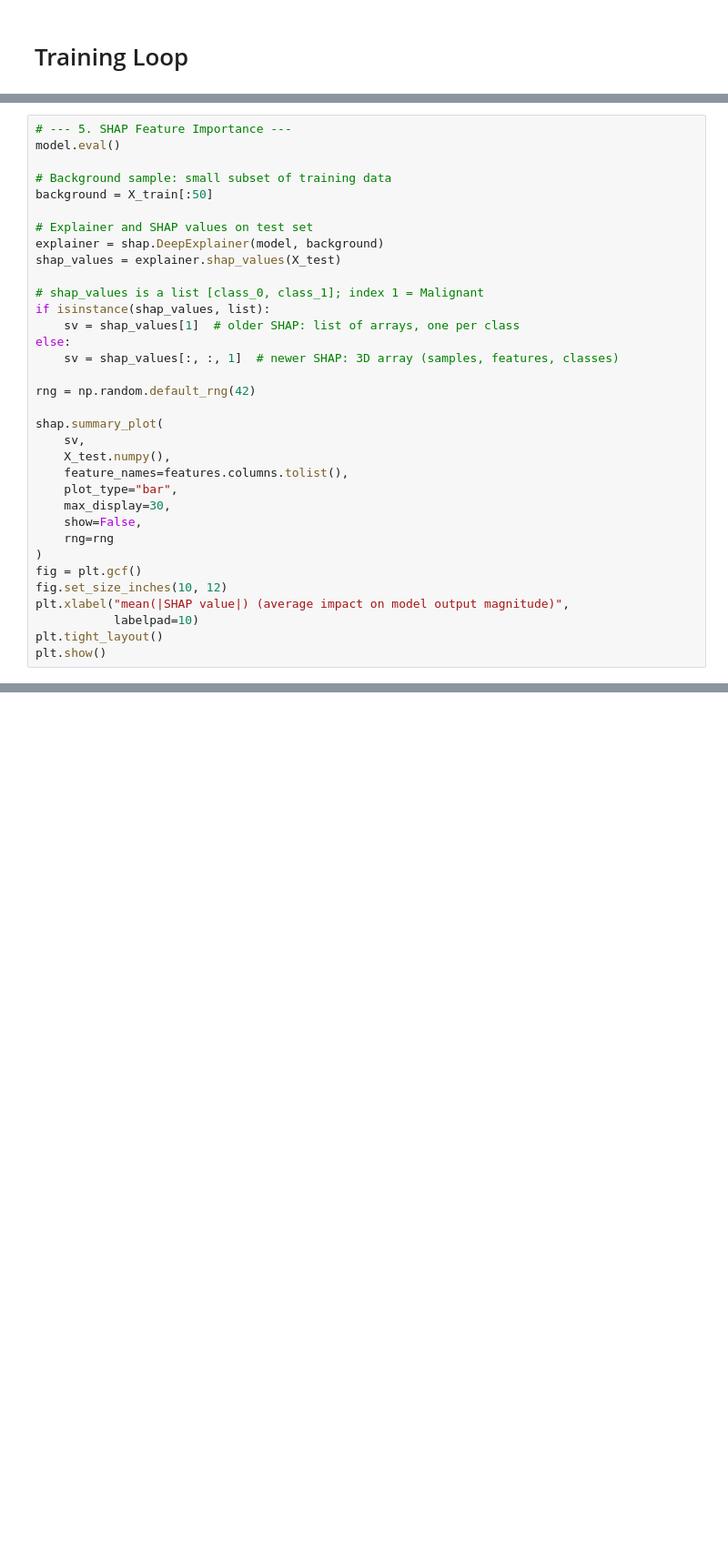
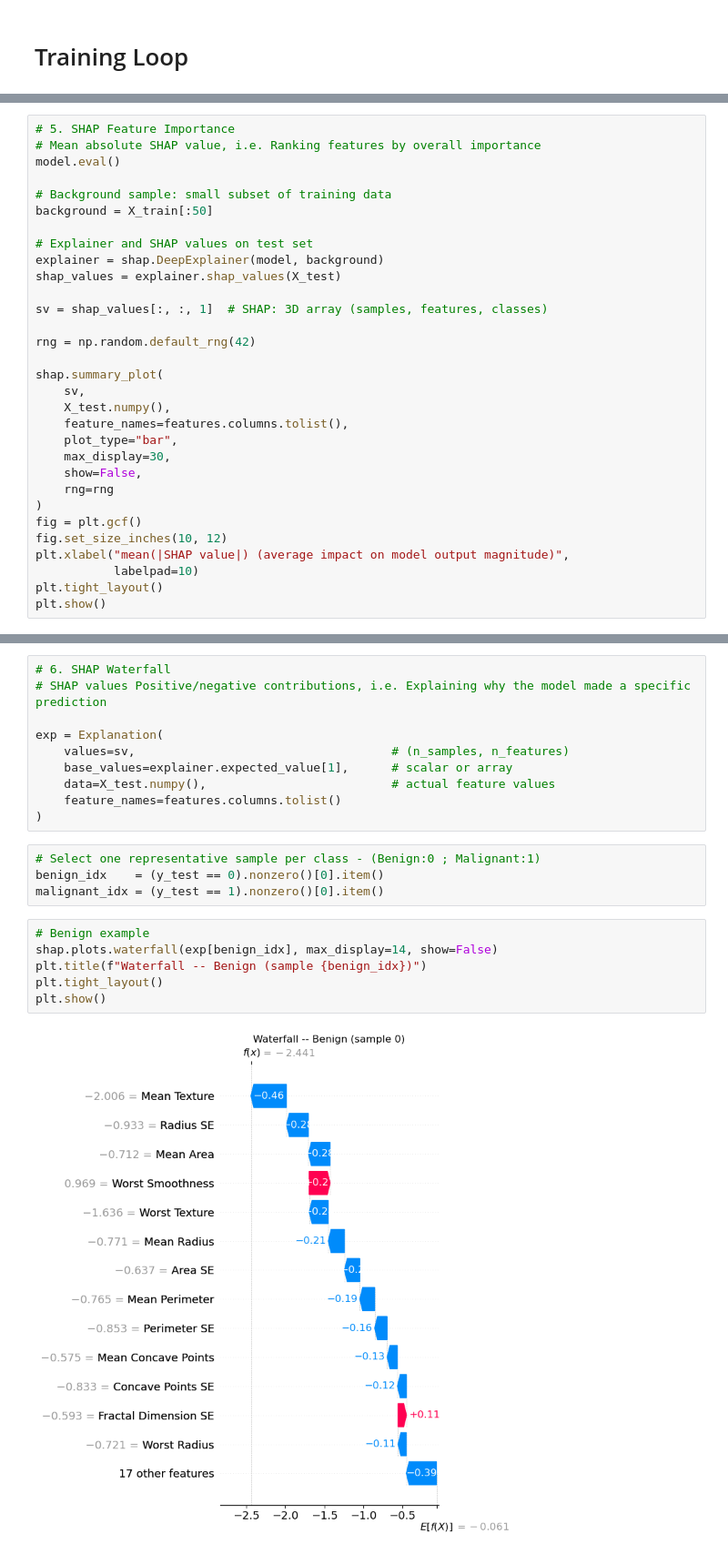
Before and after one commit to rodriguesfhs/ml-mini-projects, a Jupyter notebook: breast-cancer-classification/Diagnostic Breast Cancer Dataset.ipynb, the cells around one changed output, grey strips where cells are left out. Shown at 91% size. Saved outputs shown, nothing was run; the diff lists cells and outputs as text; blank space fills up the shorter version.

```diff
--- a/breast-cancer-classification/Diagnostic Breast Cancer Dataset.ipynb
+++ b/breast-cancer-classification/Diagnostic Breast Cancer Dataset.ipynb
@@ -365,5 +384,6 @@ Epoch: 90 | Loss: 0.09925, Accuracy: 98.02% | Test loss: 0.10665, Test acc: 98.2
 # %%
-# --- 5. SHAP Feature Importance ---
+# 5. SHAP Feature Importance
+# Mean absolute SHAP value, i.e. Ranking features by overall importance
 model.eval()
 
 # Background sample: small subset of training data
@@ -373,11 +393,7 @@ background = X_train[:50]
 explainer = shap.DeepExplainer(model, background)
 shap_values = explainer.shap_values(X_test)
 
-# shap_values is a list [class_0, class_1]; index 1 = Malignant
-if isinstance(shap_values, list):
-    sv = shap_values[1]  # older SHAP: list of arrays, one per class
-else:
-    sv = shap_values[:, :, 1]  # newer SHAP: 3D array (samples, features, classes)
+sv = shap_values[:, :, 1]  # SHAP: 3D array (samples, features, classes)
 
 rng = np.random.default_rng(42)
 
@@ -400,0 +420,22 @@ plt.show()
+# %%
+# 6. SHAP Waterfall
+# SHAP values Positive/negative contributions, i.e. Explaining why the model made a specific prediction
+
+exp = Explanation(
+    values=sv,                                    # (n_samples, n_features)
+    base_values=explainer.expected_value[1],      # scalar or array
+    data=X_test.numpy(),                          # actual feature values
+    feature_names=features.columns.tolist()
+)
+# %%
+# Select one representative sample per class - (Benign:0 ; Malignant:1)
+benign_idx    = (y_test == 0).nonzero()[0].item()
+malignant_idx = (y_test == 1).nonzero()[0].item()
+# %%
+# Benign example
+shap.plots.waterfall(exp[benign_idx], max_display=14, show=False)
+plt.title(f"Waterfall -- Benign (sample {benign_idx})")
+plt.tight_layout()
+plt.show()
+# %% [output]
+[figure, added]
```
Also changed, not shown: parts of 13 cells of this notebook.
